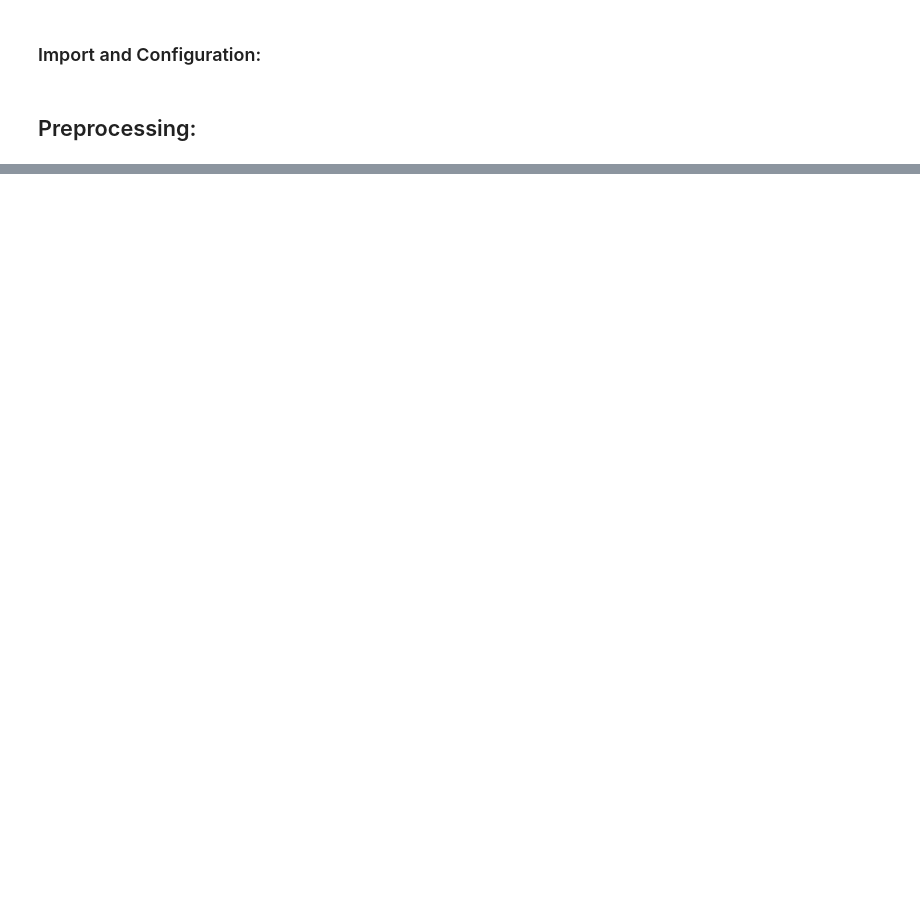
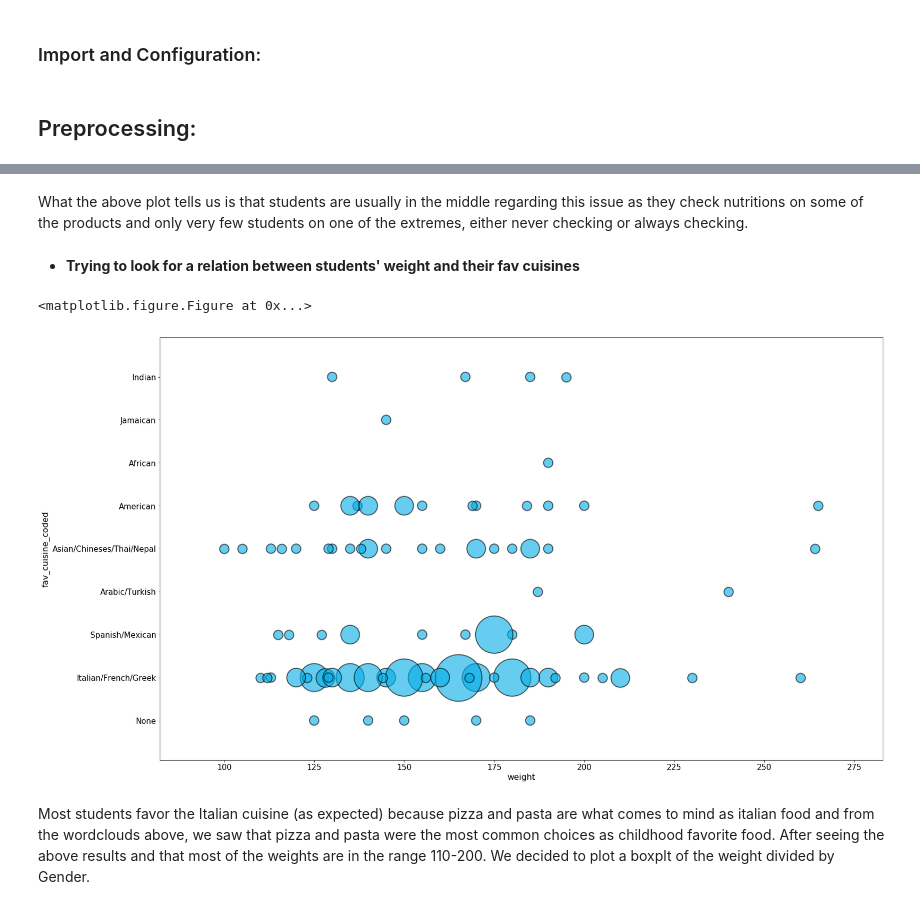
Before and after one commit to ahmedhagii/visual-analytics-project, a Jupyter notebook: visual-analytics-lab.ipynb, the cells around one changed output, grey strips where cells are left out. Drawn from its saved outputs; the diff is of its cells as text; code cells hidden in the pictures; blank space fills up the shorter version.

```diff
--- a/visual-analytics-lab.ipynb
+++ b/visual-analytics-lab.ipynb
@@ -69,0 +301,13 @@ data.type_sports = data.type_sports.apply(func=func)
+# %% [markdown]
+What the above plot tells us is that students are usually in the middle regarding this issue as they check nutritions on some of the products and only very few students on one of the extremes, either never checking or always checking.
+# %% [markdown]
+- **Trying to look for a relation between students' weight and their fav cuisines**
+# %%
+bubble_chart(x_attribute='weight', x_ticks=[], y_attribute='fav_cuisine_coded',
+             y_ticks=["None", "Italian/French/Greek", "Spanish/Mexican", "Arabic/Turkish", "Asian/Chineses/Thai/Nepal", "American", "African",
+                      "Jamaican", "Indian"], size=0.9)
+# %% [output]
+<matplotlib.figure.Figure at 0x...>
+[figure, added]
+# %% [markdown]
+Most students favor the Italian cuisine (as expected) because pizza and pasta are what comes to mind as italian food and from the wordclouds above, we saw that pizza and pasta were the most common choices as childhood favorite food. After seeing the above results and that most of the weights are in the range 110-200. We decided to plot a boxplt of the weight divided by Gender.
```
Also changed, not shown: parts of 46 cells of this notebook.
